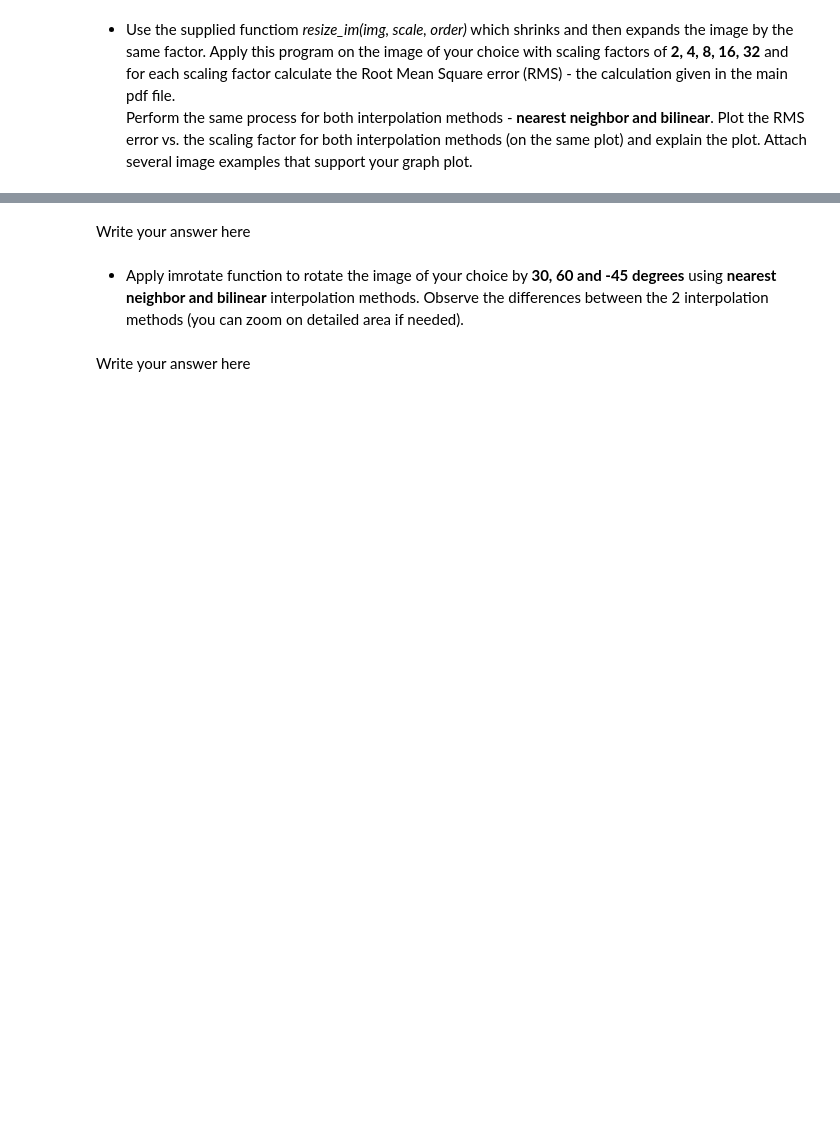
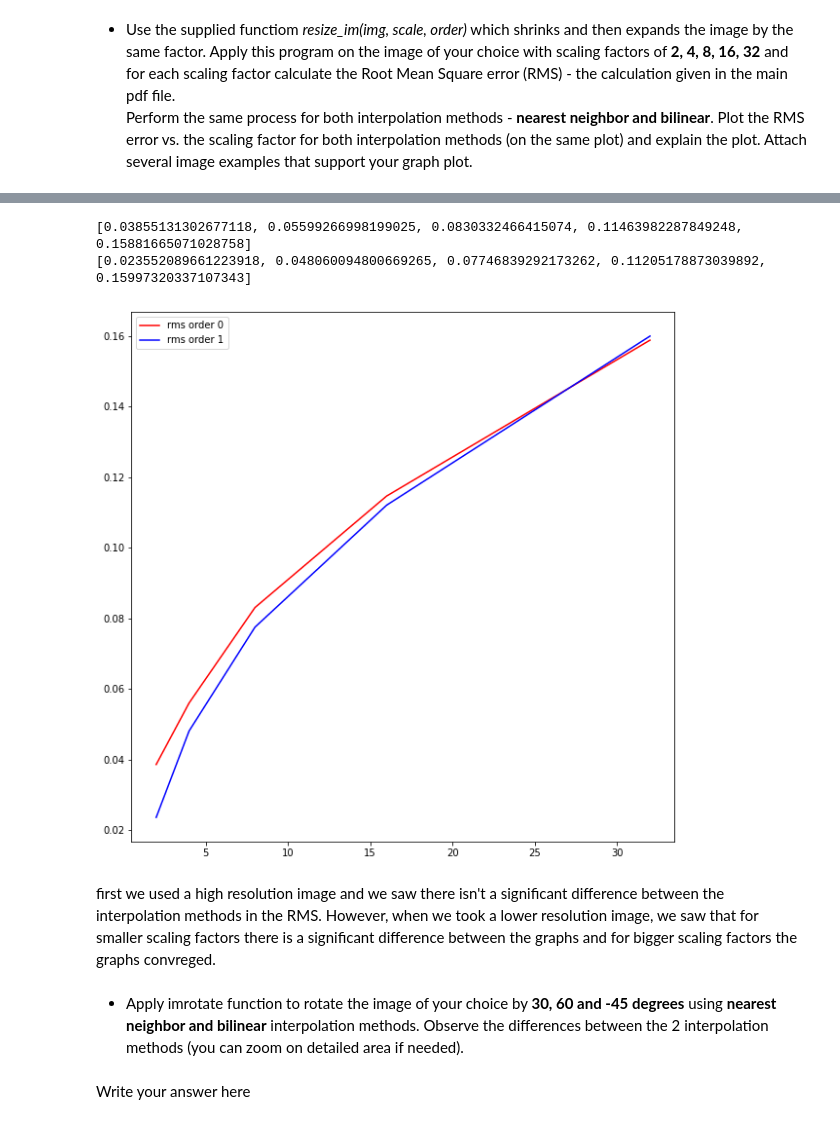
Before and after one commit to nadavschwalb/image_processing, a Jupyter notebook: Copy_of_Lab2_student.ipynb, the cells around one changed output, grey strips where cells are left out. Saved outputs shown, nothing was run; the diff lists cells and outputs as text; code cells hidden in the pictures; blank space fills up the shorter version.

```diff
--- a/Copy_of_Lab2_student.ipynb
+++ b/Copy_of_Lab2_student.ipynb
@@ -110,7 +110,8 @@ Text(0.5, 1.0, 'resize by factor 0.25 with anti-aliasing filter')
 * Use the supplied functiom *resize_im(img, scale, order)* which shrinks and then expands the image by the same factor. Apply this program on the image of your choice with scaling factors of **2, 4, 8, 16, 32** and for each scaling factor calculate the Root Mean Square error (RMS) - the calculation given in the main pdf file.
     Perform the same process for both interpolation methods - **nearest neighbor and bilinear**. Plot the RMS error vs. the scaling factor for both interpolation methods (on the same plot) and explain the plot. Attach several image examples that support your graph plot.
 # %%
+img = color.rgb2gray(img)
 def resize_im(image, scale, method):
-    m,n = img.shape
-    img_shrink = transform.rescale(img, 1.0/scale , order=method, multichannel=True)
-    return transform.resize(img_shrink, (m,n), order=method)
+  m,n = img.shape
+  img_shrink = transform.rescale(img, 1.0/scale , order=method)
+  return transform.resize(img_shrink, (m,n), order=method)
@@ -179,5 +118,34 @@ ValueError: ignored
-# %% [markdown]
-Write your answer here
+# %%
+# Insert your code:
+
+def rms(img, resized_img):
+  m,n = img.shape
+  return np.sqrt(((np.power(img-resized_img,2)).sum())/(m*n))
+
+scaling_factors = [2, 4, 8, 16, 32]
+order_0 = []
+order_1 = []
+
+for scale in scaling_factors:
+  scale_img0 = resize_im(img, scale, 0)
+  scale_img1 = resize_im(img, scale, 1)
+  order_0.append(rms(img, scale_img0))
+  order_1.append(rms(img, scale_img1))
+
+print(order_0)
+print(order_1)
+
+plt.figure(1,figsize=(10,10))
+plt.plot(scaling_factors, order_0, 'r', label="rms order 0")
+plt.plot(scaling_factors, order_1, 'b', label="rms order 1")
+plt.legend()
+plt.show()
+# %% [output]
+[0.03855131302677118, 0.05599266998199025, 0.0830332466415074, 0.11463982287849248, 0.15881665071028758]
+[0.023552089661223918, 0.048060094800669265, 0.07746839292173262, 0.11205178873039892, 0.15997320337107343]
+[figure, added]
+# %% [markdown]
+first we used a high resolution image and we saw there isn't a significant difference between the interpolation methods in the RMS. However, when we took a lower resolution image, we saw that for smaller scaling factors there is a significant difference between the graphs and for bigger scaling factors the graphs convreged.
 # %% [markdown]
 * Apply imrotate function to rotate the image of your choice by **30, 60 and -45 degrees** using **nearest neighbor and bilinear** interpolation methods. Observe the differences between the 2 interpolation methods (you can zoom on detailed area if needed).
 # %%
```
Also changed, not shown: parts of 5 cells of this notebook.
